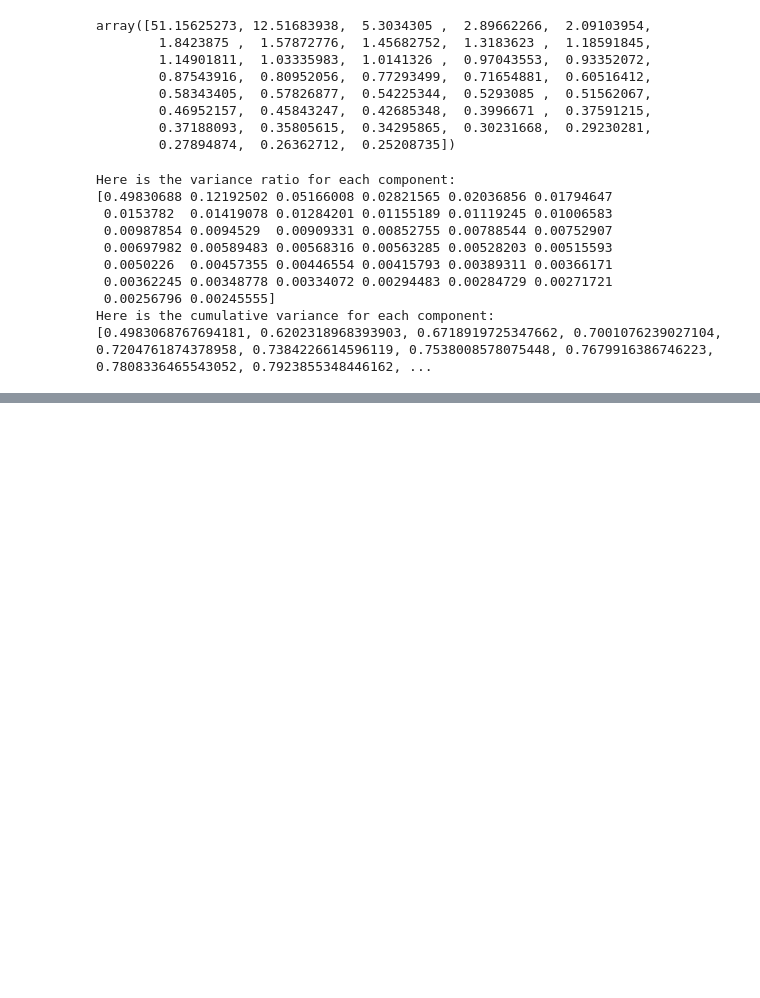
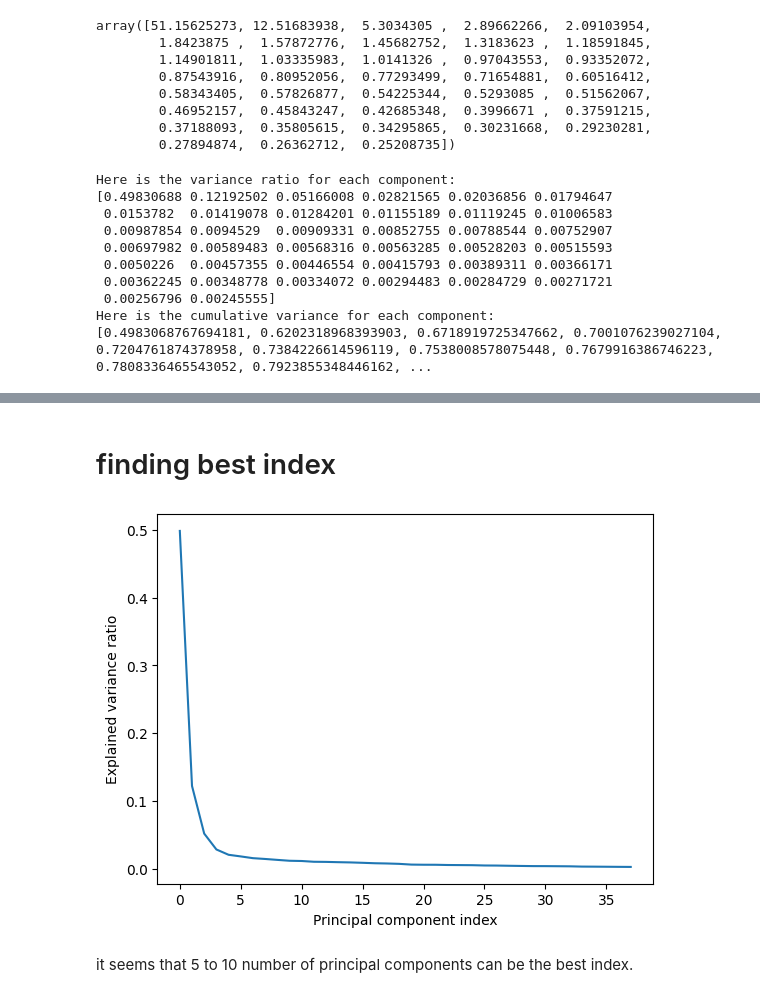
Before and after one commit to amirabbasgashtil/Principal-Component-Analysis, a Jupyter notebook: Principal_Component_Analysis.ipynb, the cells around one changed output, grey strips where cells are left out. Drawn from its saved outputs; the diff is of its cells as text; code cells hidden in the pictures; blank space fills up the shorter version.

```diff
--- a/Principal_Component_Analysis.ipynb
+++ b/Principal_Component_Analysis.ipynb
@@ -192,0 +235,14 @@ Here is the cumulative variance for each component:
+# %% [markdown]
+# finding best index
+# %%
+import matplotlib.pyplot as plt
+
+var = explained_variance_ratio
+plt.plot(var)
+plt.xlabel('Principal component index')
+plt.ylabel('Explained variance ratio')
+plt.show()
+# %% [output]
+[figure, added]
+# %% [markdown]
+it seems that 5 to 10 number of principal components can be the best index.
```
Also changed, not shown: parts of 4 cells of this notebook.
